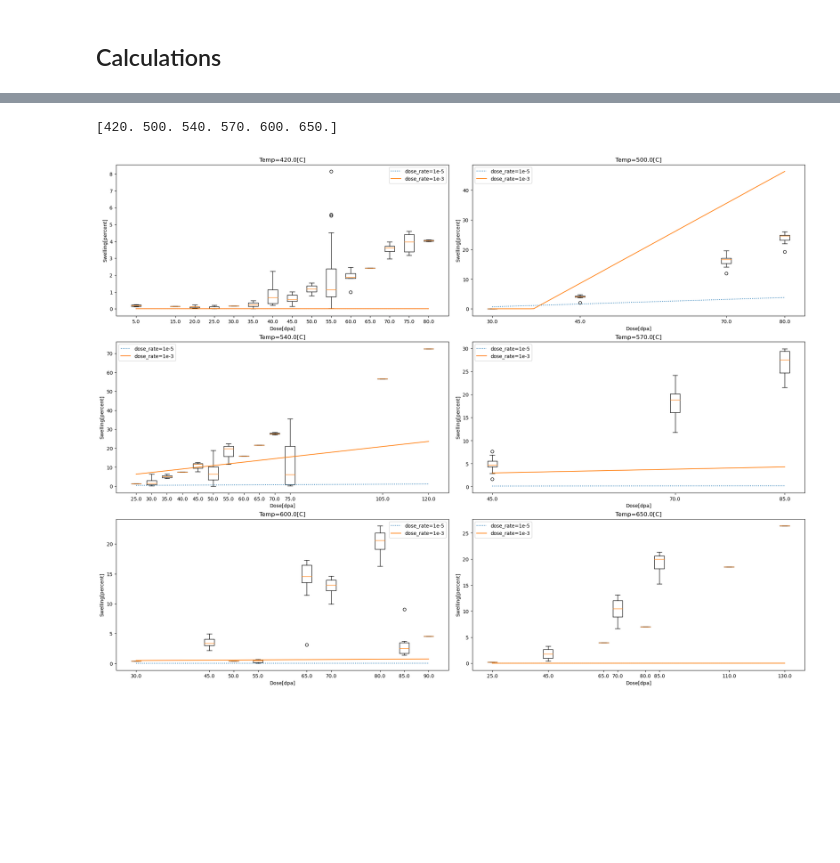
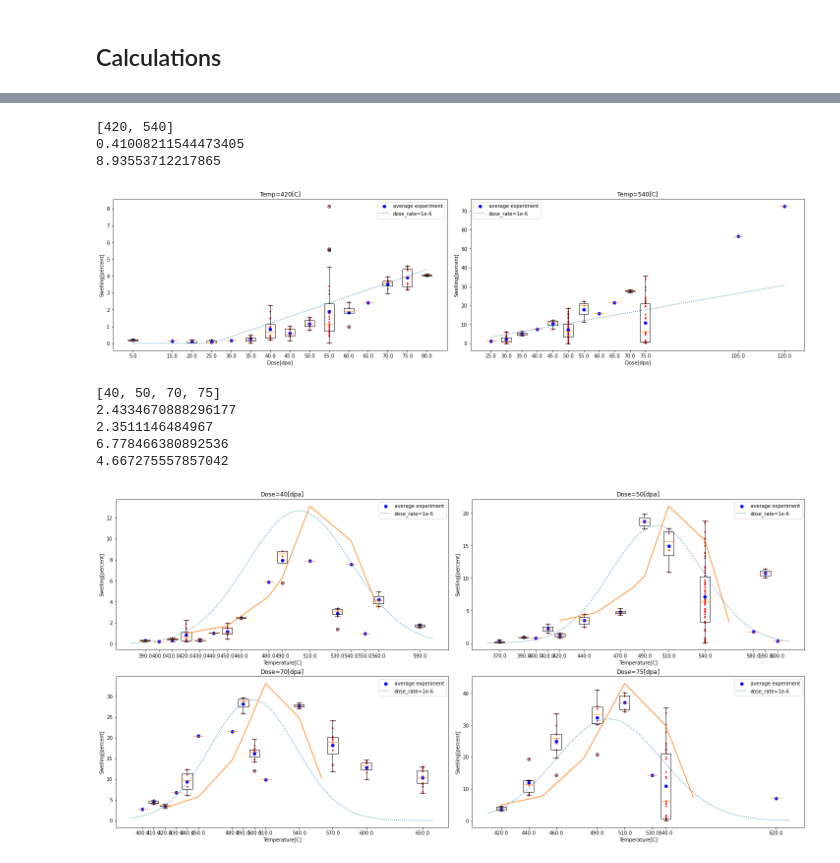
Before and after one commit to maratzainullin/ml-dl, a Jupyter notebook: dec_sw/dec_sw.ipynb, the cells around one changed output, grey strips where cells are left out. Drawn from its saved outputs; the diff is of its cells as text; code cells hidden in the pictures; blank space fills up the shorter version.

```diff
--- a/dec_sw/dec_sw.ipynb
+++ b/dec_sw/dec_sw.ipynb
@@ -58,9 +58,9 @@ def get_sample(size=5):
         axes.flat[i].set(title=f"Temp={temperature}", ylabel="Swelling[percent]", xlabel="Dose[dpa]")
 
 
-def get_boxplots(size=20):
+def get_boxplots(size=20, analytical_solution=analytical_solution_base, white_list=None, scd=None):
     sample_size = rounded_data.groupby("Temperature[C]").describe()["Dose[dpa]"]["count"]
-    temperature_list = np.array(sample_size[sample_size > size].index)
+    temperature_list = np.array(sample_size[sample_size > size].index) if white_list is None else white_list
     print(temperature_list)
     n = len(temperature_list)
     n_cols = 2 if n != 1 else 1
@@ -68,18 +68,29 @@ def get_boxplots(size=20):
     fig, axes = plt.subplots(n_row, n_cols, figsize=(20, (10 // n_cols) * n_row), layout="constrained")
     for i, temperature in enumerate(temperature_list):
         swelling_values, doses = get_box(temperature)
+        mean_swellings = []
+        for swelling_value in swelling_values:
+            mean_swellings.append(np.mean(swelling_value))
         ax = axes.flat[i] if n != 1 else axes
 
         dose_range = np.linspace(doses.min(), doses.max(), 100)
         widths = (dose_range[-1] - dose_range[0]) / 30
         ax.boxplot(swelling_values, positions=doses, widths=widths)
+        for i, dose in enumerate(doses):
+            ax.scatter([dose]*len(swelling_values[i]), swelling_values[i], s=5, c="red")
+        ax.scatter(doses, mean_swellings, c="blue", label="average experiment")
+        errors = abs(analytical_solution(temperature, doses, dose_rate=1e-6) - np.array(mean_swellings))
         # print(analytical_solution(temperature, dose_range))
-        ax.plot(dose_range, analytical_solution(temperature, dose_range, dose_rate=1e-6), ls=":", label="dose_rate=1e-5")
+        ax.plot(dose_range, analytical_solution(temperature, dose_range, dose_rate=1e-6), ls=":", label="dose_rate=1e-6")
         # ax.plot(dose_range, analytical_solution(temperature, dose_range, dose_rate=1e-4), ls=":", label="dose_rate=1e-4")
-        ax.plot(dose_range, analytical_solution(temperature, dose_range, dose_rate=1e-3), ls="-", label="dose_rate=1e-3")
+        # ax.plot(dose_range, analytical_solution(temperature, dose_range, dose_rate=1e-3), ls="-", label="dose_rate=1e-3")
         # ax.plot(dose_range, analytical_solution(temperature, dose_range, dose_rate=1e-2), ls=":", label="dose_rate=1e-2")
         ax.set(title=f"Temp={temperature}[C]", ylabel="Swelling[percent]", xlabel="Dose[dpa]")
+        print(np.mean(errors))
         ax.legend()
+
+        if scd is not None:
+            ax.plot(scd[temperature][0], scd[temperature][1])
 # %% [markdown]
 ## Temperature dependences
 # %%
@@ -118,7 +143,7 @@ def get_boxplots_dose(size=20):
 # %% [markdown]
 ## Calculations
 # %%
-def analytical_solution_verb(T, D, k=1e-3, log=False):
+def analytical_solution_verb(T, D, k=1e-6, log=False):
     """
     atr:
     k: irradiation dose rate
@@ -157,3 +182,21 @@ axes[0].legend();
+# %%
+def analytical_solution_mod(T, D, dose_rate=1e-6):
+    """
+    atr:
+    k: irradiation dose rate
+    T: irradiation temperature
+    D: irradiation dose
+    """
+    phi = lambda x: x * (np.sign(x) + 1) / 2
+
+    T_max = 710 + 15.5 * np.log(dose_rate) # peak swelling temperature
+    sigma_T = 12.3 - 1.9* np.log(dose_rate) # temperature dispersion of distribution
+    dTh = sigma_T * 2 * (2 * np.log(2)) ** .5 # FWHM temperature distribution
+    R = 0.25 - 0.022 * np.log(dose_rate) # peak swelling rate at T = T_max
+    D_inc = 103 - 0.1 * T + 2.6 * np.log(dose_rate)
+    # D_inc = 640 + 2.6 * np.log(dose_rate) - 1.17 * T
+    swelling = R * phi(D - D_inc) * np.exp(- (T - T_max) ** 2 / 2 / sigma_T ** 2)
+    return swelling
 # %%
 rounded_data = orig_data
 rounded_data["Temperature[C]"] = orig_data["Temperature[C]"].round(-1)
@@ -167,10 +214,12 @@ get_boxplots_dose(40)
 # %%
 rounded_data["Temperature[C]"] = orig_data["Temperature[C]"].round(-1)
 rounded_data["Dose[dpa]"] = orig_data["Dose[dpa]"].round()
-get_boxplots(30)
+get_boxplots(30, analytical_solution_mod, [420, 540])
 # %% [output]
-[420. 500. 540. 570. 600. 650.]
+[420, 540]
+0.41008211544473405
+8.93553712217865
-[figure, old version]
+[figure, new version]
 # %%
 ebr2, superphenix
 conc Ti
@@ -177,0 +237,19 @@ CW
+# %%
+rounded_data = orig_data
+rounded_data["Temperature[C]"] = orig_data["Temperature[C]"].round(-1)
+rounded_data["Dose[dpa]"] = orig_data["Dose[dpa]"].round()
+a = orig_data["Dose[dpa]"]
+rounded_data["Dose[dpa]"] = (a - a % 5) * (a % 5 < 3) + (a + -a % 5) * (a % 5 > 2)
+scd_temp = {40: [[420, 450, 480, 490, 510, 540, 560], [1, 1.7, 4.5, 6.3, 13.1, 9.8, 3.3]],
+            50: [[420, 450, 480, 490, 510, 540, 560], [3.5, 4.7, 8.5, 10.3, 21.1, 15.8, 3.3]],
+            70: [[420, 450, 480, 490, 510, 540, 560], [3, 5.7, 14.5, 20.3, 33.1, 24.8, 10.3]],
+            75: [[420, 450, 480, 490, 510, 540, 560], [5, 7.7, 19.5, 27.3, 43.1, 29.8, 7.3]],
+           }
+get_boxplots_dose(40, analytical_solution_mod, [40, 50, 70, 75], scd=scd_temp)
+# %% [output]
+[40, 50, 70, 75]
+2.4334670888296177
+2.3511146484967
+6.778466380892536
+4.667275557857042
+[figure, added]
```
Also changed, not shown: parts of 6 cells of this notebook.
